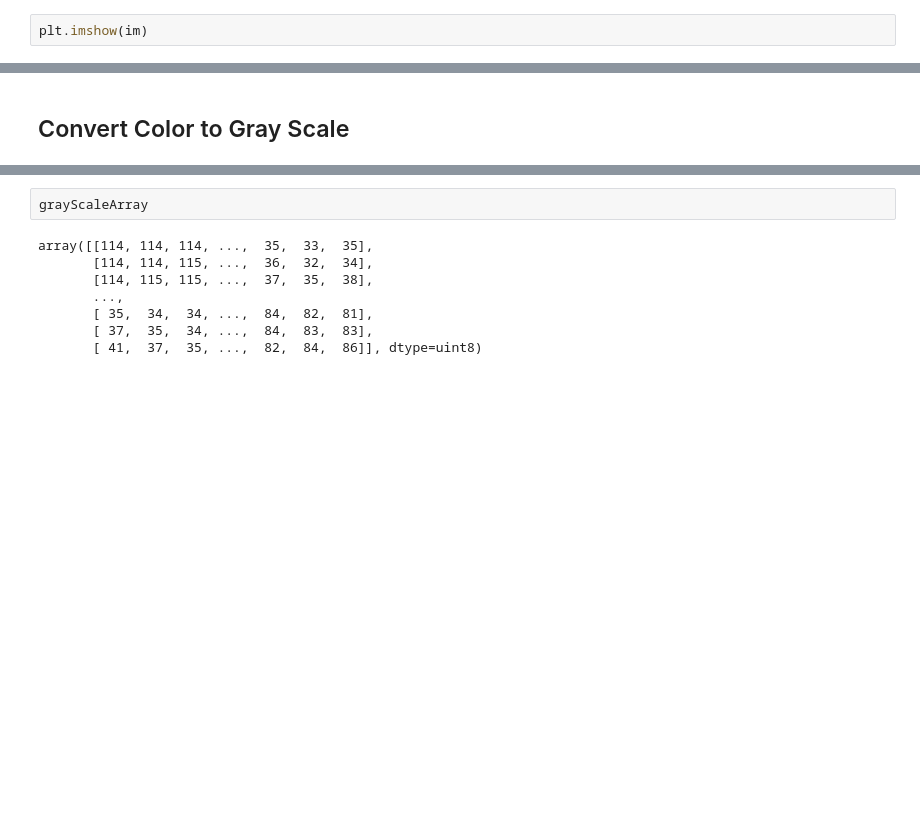
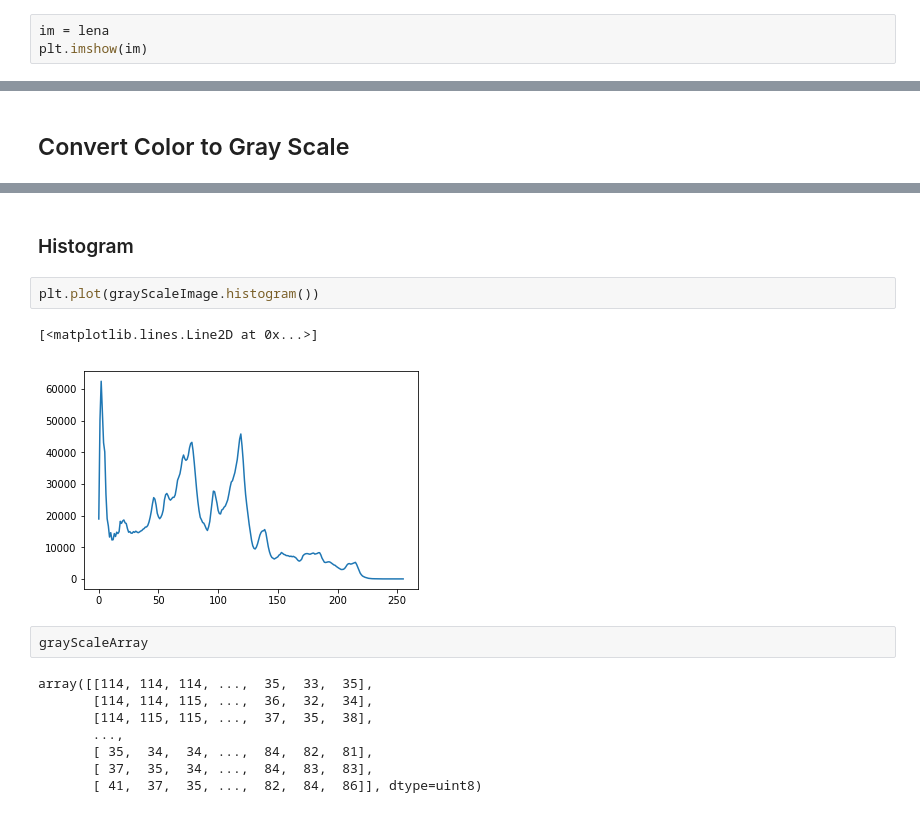
Before and after one commit to pchaow/HornbillCourse, a Jupyter notebook: Image Processing.ipynb, the cells around one changed output, grey strips where cells are left out. Drawn from its saved outputs; the diff is of its cells as text; blank space fills up the shorter version.

```diff
--- a/Image Processing.ipynb
+++ b/Image Processing.ipynb
@@ -14,4 +36,5 @@ im = Image.open("./images/lenna.jpg")
 # %%
+im = lena
 plt.imshow(im)
 # %% [output]
 <matplotlib.image.AxesImage at 0x...>
@@ -36,3 +102,10 @@ plt.imshow(grayScaleArray,cmap='gray')
+# %% [markdown]
+### Histogram
+# %%
+plt.plot(grayScaleImage.histogram())
+# %% [output]
+[<matplotlib.lines.Line2D at 0x...>]
+[figure, added]
 # %%
 grayScaleArray
 # %% [output]
```
Also changed, not shown: parts of 32 cells of this notebook, 2 other files.
